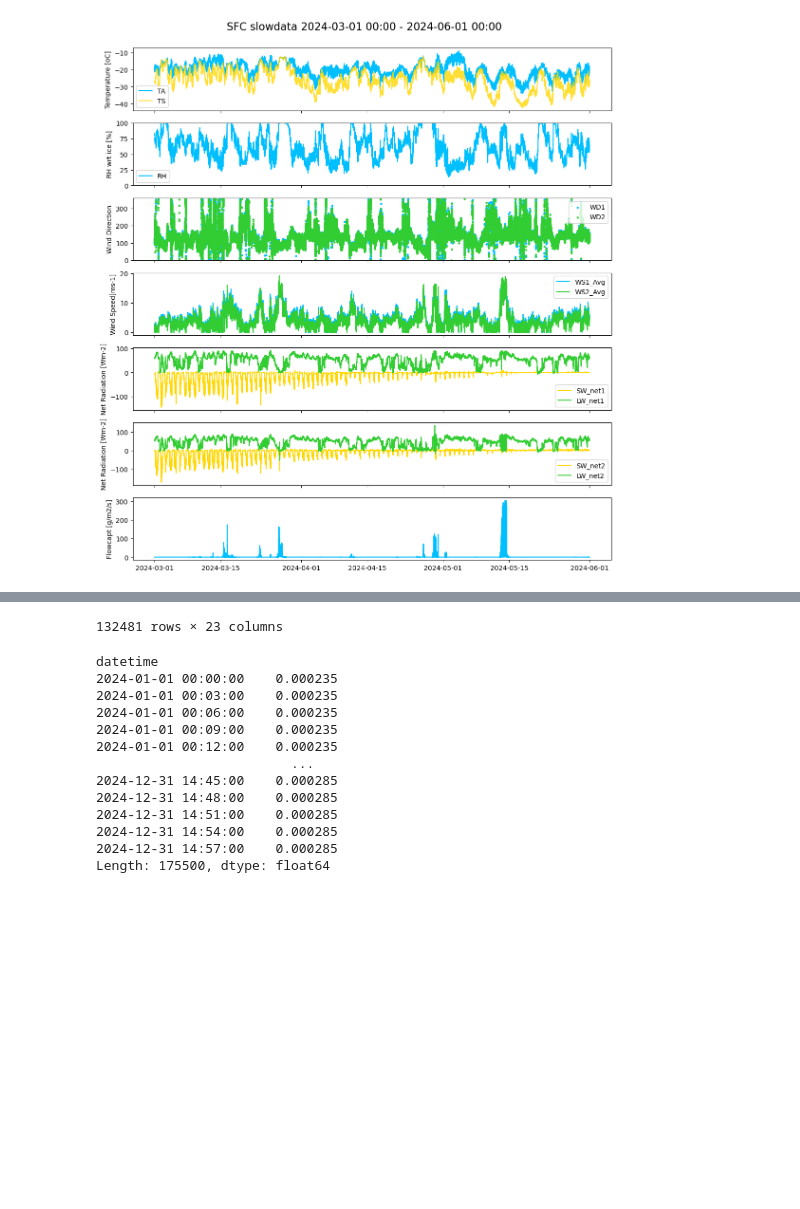
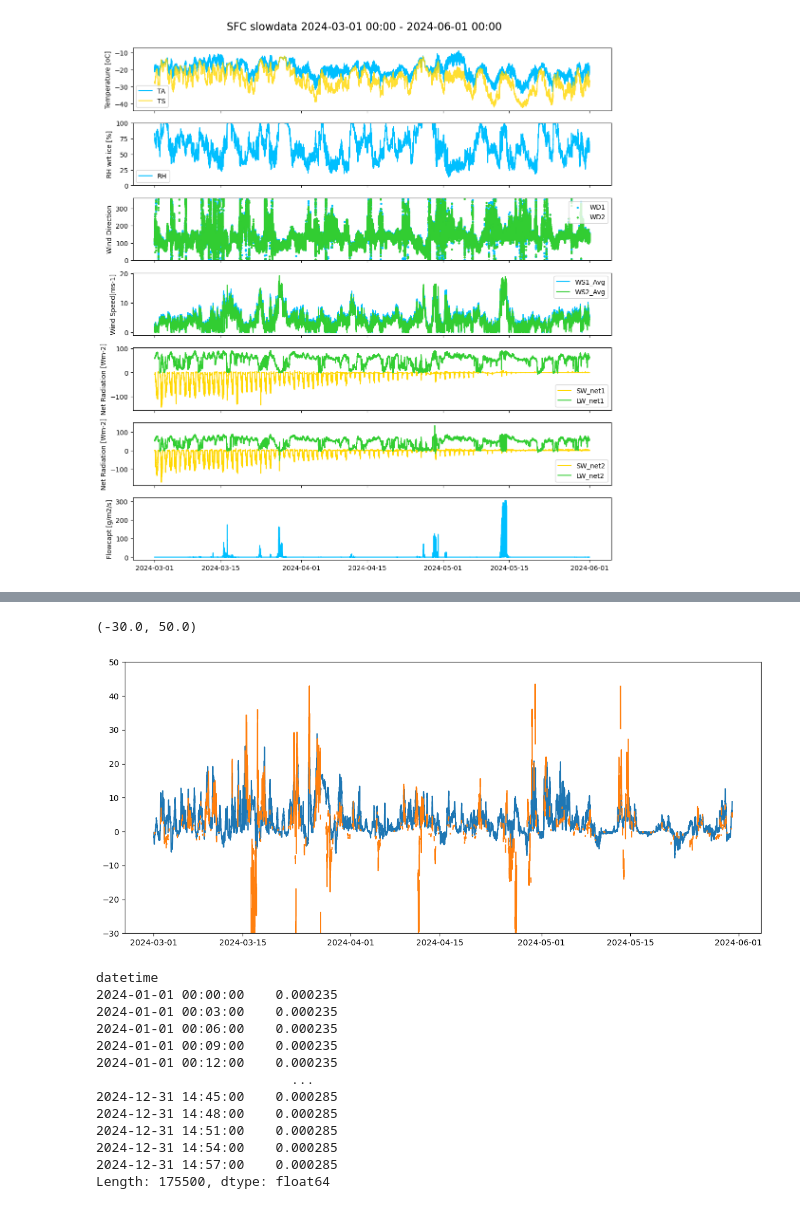
Before and after one commit to Rainette9/DataProcessingScripts, a Jupyter notebook: notebooks/MO_fluxes.ipynb, the cells around one changed output, grey strips where cells are left out. Drawn from its saved outputs; the diff is of its cells as text; code cells hidden in the pictures; blank space fills up the shorter version.

```diff
--- a/notebooks/MO_fluxes.ipynb
+++ b/notebooks/MO_fluxes.ipynb
@@ -149,3 +214,6 @@ z0, z0rolling=compute_roughness_length(fluxes_SFC, fluxes_SFC_qc, 1.5)
 # %%
-slowdata_cleaned
+plt.figure(figsize=(14,6))
+plt.plot(result['LE'])
+plt.plot(resample_with_threshold(fluxes_SFC['LE'], '10min', 60)[start:end])
+plt.ylim(-30,50)
 # %% [output]
@@ -165,4 +220,5 @@ slowdata_cleaned
-132481 rows × 23 columns
+(-30.0, 50.0)
+[figure, added]
 # %%
 z0rolling
 # %% [output]
```
Also changed, not shown: parts of 7 cells of this notebook, 4 other files.
